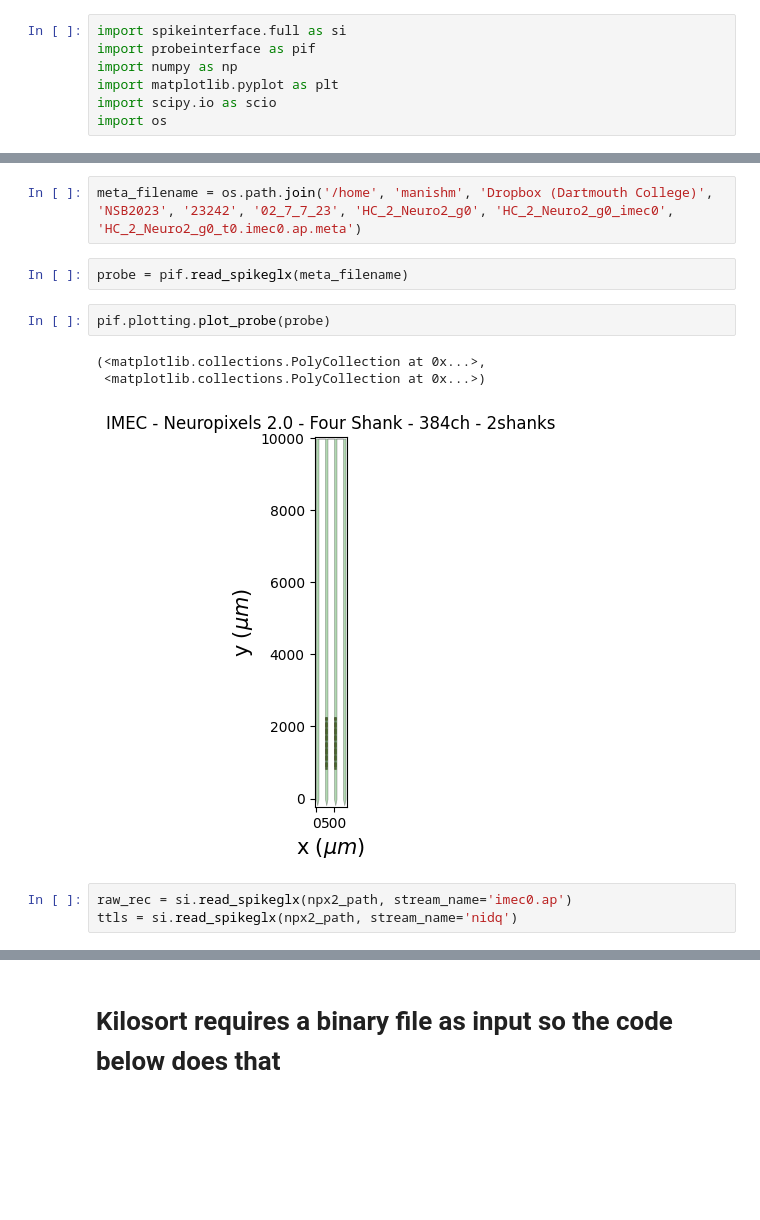
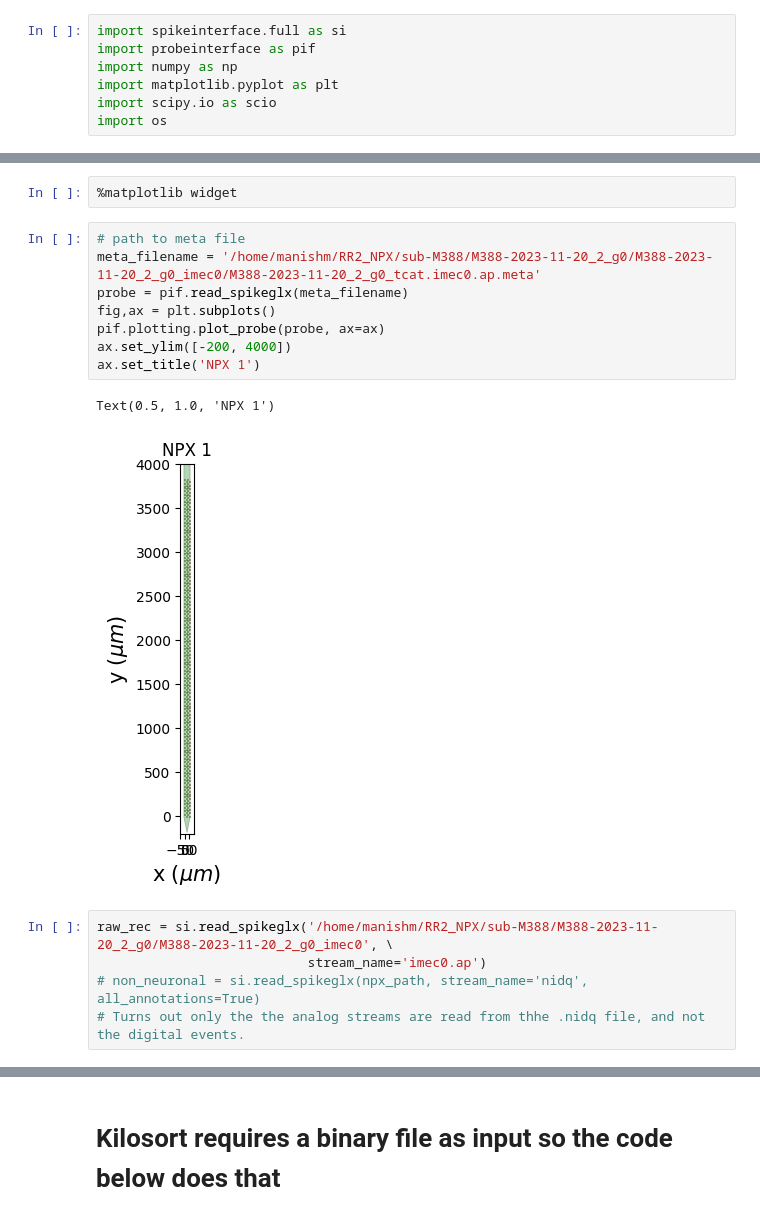
Before and after one commit to cowenowner/mbl_mouse_2024, a Jupyter notebook: student_and_instructor_code/manish/python_stuff/playWithNPX2_Linux.ipynb, the cells around one changed output, grey strips where cells are left out. Drawn from its saved outputs; the diff is of its cells as text; blank space fills up the shorter version.

```diff
--- a/student_and_instructor_code/manish/python_stuff/playWithNPX2_Linux.ipynb
+++ b/student_and_instructor_code/manish/python_stuff/playWithNPX2_Linux.ipynb
@@ -15,16 +8,21 @@ si.get_neo_streams('spikeglx',npx2_path)
-# %%
-meta_filename = os.path.join('/home', 'manishm', 'Dropbox (Dartmouth College)', 'NSB2023', '23242', '02_7_7_23', 'HC_2_Neuro2_g0', 'HC_2_Neuro2_g0_imec0', 'HC_2_Neuro2_g0_t0.imec0.ap.meta')
-# %%
-probe = pif.read_spikeglx(meta_filename)
-# %%
-pif.plotting.plot_probe(probe)
-# %% [output]
-(<matplotlib.collections.PolyCollection at 0x...>,
- <matplotlib.collections.PolyCollection at 0x...>)
-[figure, removed]
-# %%
-raw_rec = si.read_spikeglx(npx2_path, stream_name='imec0.ap')
-ttls = si.read_spikeglx(npx2_path, stream_name='nidq')
+# %%
+%matplotlib widget
+# %%
+# path to meta file
+meta_filename = '/home/manishm/RR2_NPX/sub-M388/M388-2023-11-20_2_g0/M388-2023-11-20_2_g0_imec0/M388-2023-11-20_2_g0_tcat.imec0.ap.meta'
+probe = pif.read_spikeglx(meta_filename)
+fig,ax = plt.subplots()
+pif.plotting.plot_probe(probe, ax=ax)
+ax.set_ylim([-200, 4000])
+ax.set_title('NPX 1')
+# %% [output]
+Text(0.5, 1.0, 'NPX 1')
+[figure, added]
+# %%
+raw_rec = si.read_spikeglx('/home/manishm/RR2_NPX/sub-M388/M388-2023-11-20_2_g0/M388-2023-11-20_2_g0_imec0', \
+                           stream_name='imec0.ap')
+# non_neuronal = si.read_spikeglx(npx_path, stream_name='nidq', all_annotations=True)
+# Turns out only the the analog streams are read from thhe .nidq file, and not the digital events.
 # %%
 rec1 = si.highpass_filter(raw_rec, freq_min=400.)
 bad_channel_ids, channel_labels = si.detect_bad_channels(rec1)
```
Also changed, not shown: parts of 43 cells of this notebook, 2 other files.
